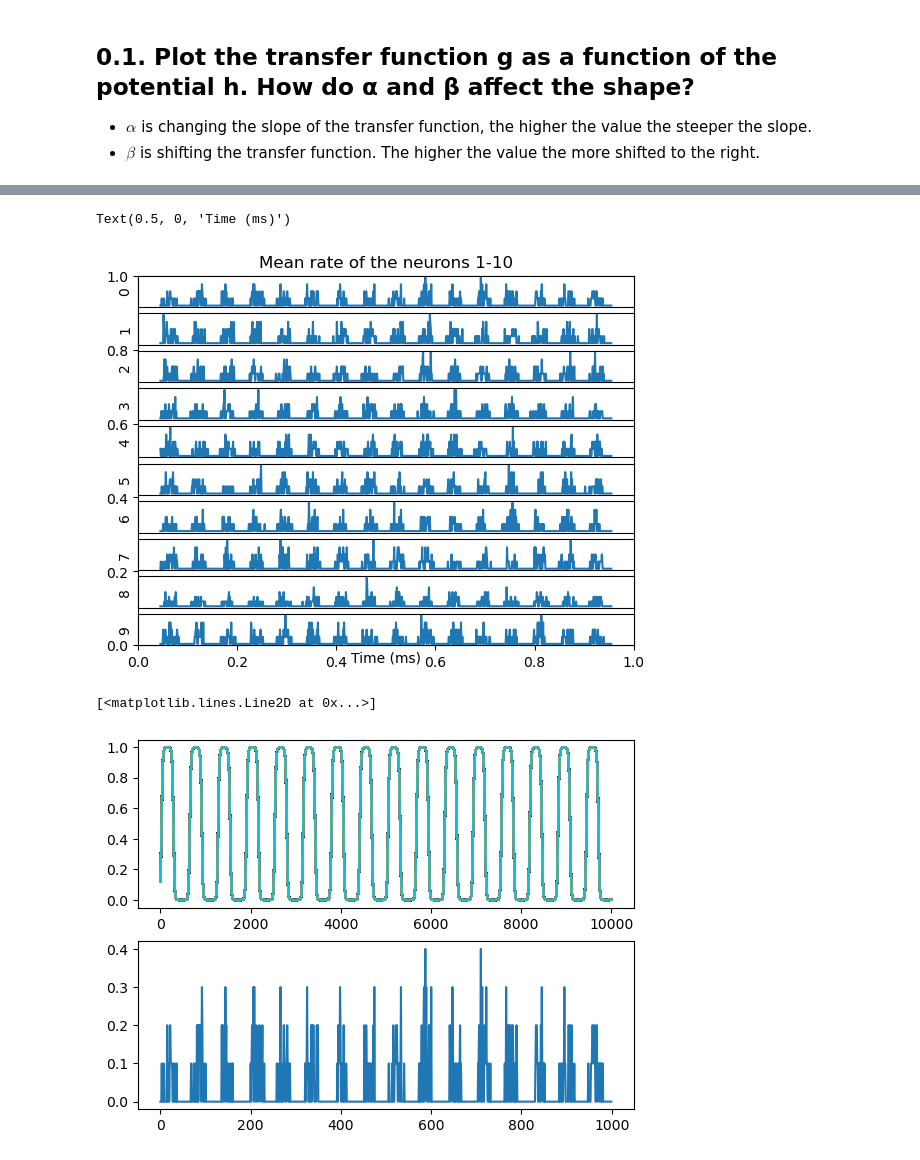
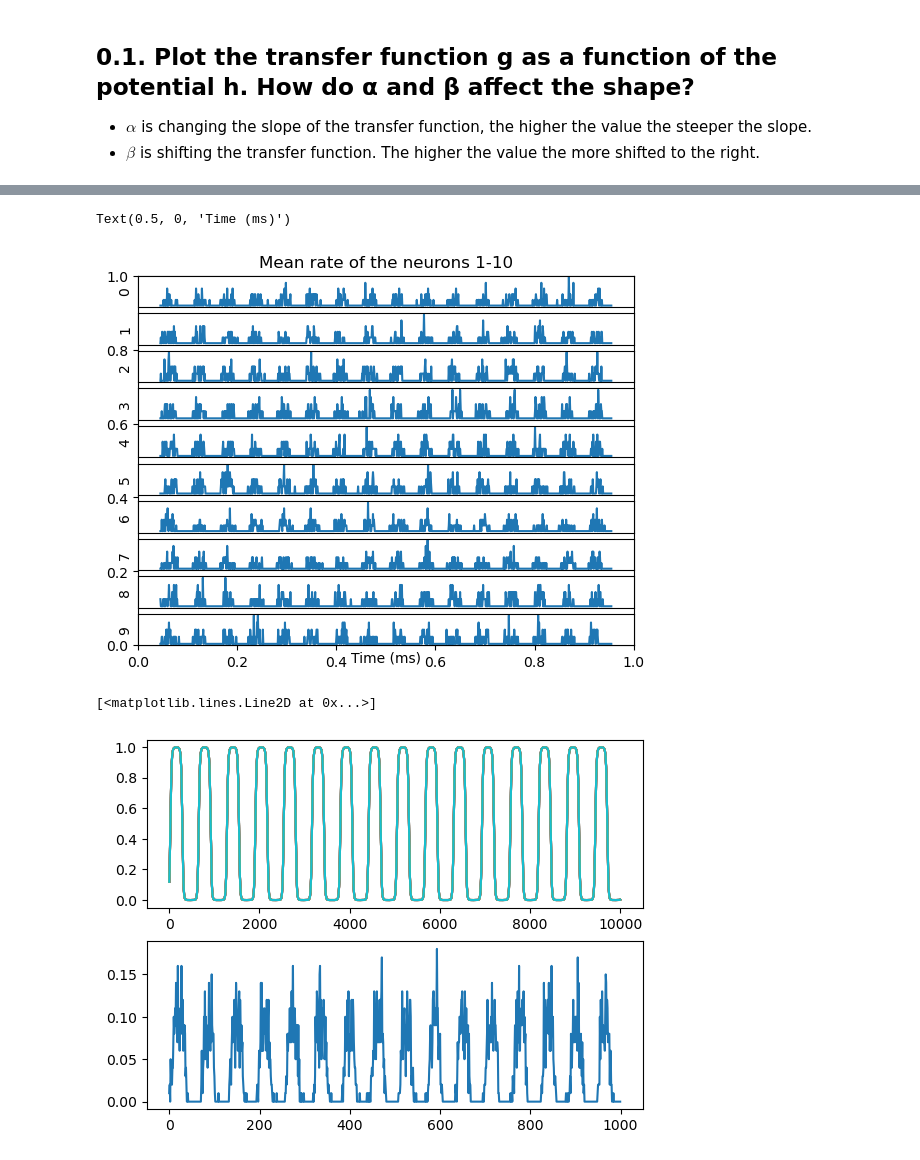
Before and after one commit to nosratullah/path_integration, a Jupyter notebook: attractors.ipynb, the cells around one changed output, grey strips where cells are left out. Cells and saved outputs as stored; diff of their text form; code cells hidden in the pictures.

```diff
--- a/attractors.ipynb
+++ b/attractors.ipynb
@@ -41,7 +46,7 @@ r0 = 1 # mHz
 alpha = 2 # mV^-1
 beta = .5 # mV
 
-N = 1000 # number of neurons
+N = 10 # number of neurons
 h = np.zeros((N, int(T/dt)))
 t = np.linspace(0, T, int(T/dt))
 I0 = 2 # 1e-6 # nA
@@ -53,4 +58,4 @@ I = I0 * np.sin(omega * np.linspace(0, T, int(T/dt)))
 I = np.tile(I, (N, 1))
 # I[:,:] = I0 * np.sin(omega * t)
 rate = np.zeros((N, int(T/dt)))
-spikes = np.zeros((N, int(T/dt)))
+spikes = np.zeros((N, int(T/dt)))|
@@ -66,7 +77,12 @@ Text(0, 0.5, 'Current (A)')
 for t in range(1, int(T/dt)):
     h[:, t] = h[:, t-1] + dt * dhdt(h[:, t-1], I[:, t-1], tau, R)
     rate[:, t] = r0 * transfer(h[:, t], alpha, beta)
-    spikes[:, t] = np.random.poisson(rate[:, t] * dt) > 0
+    # spikes[:, t] = np.random.poisson(rate[:, t] * dt) > 0
+    # if np.random.rand() > (rate[:, t] * dt).any():
+        # spikes[:, t] = 1
+    spikes[:, t] = np.random.binomial(1, rate[:, t] * dt)
+    # if .any() > 0:
+        # spikes[:, t] = 1
 # %%
 # plotting the rate of the neurons
 for n in range(N):
@@ -100,17 +120,18 @@ for n in range(10):
 plt.xlabel('Time (ms)')
 # %% [output]
 Text(0.5, 0, 'Time (ms)')
-[figure, old version]
+[figure, new version]
 # %%
 # comparing the theoretical rate with the mean rate of spiking neurons
 theoretical_rate = r0 * transfer(R*I, alpha, beta)
 plt.subplot(211)
 plt.plot(theoretical_rate.T);
 plt.subplot(212)
-plt.plot(mean_rate[0, :])
+plt.plot(np.mean(mean_rate, axis=0))
+# plt.plot(mean_rate[0, :])
 # %% [output]
 [<matplotlib.lines.Line2D at 0x...>]
-[figure, old version]
+[figure, new version]
 # %% [markdown]
 ## 0.2
 - Since the spike generation is stochastic, the rate doesn't go as high as 1 (which is the maximum theoretical rate)
```
Also changed, not shown: parts of 16 cells of this notebook.
